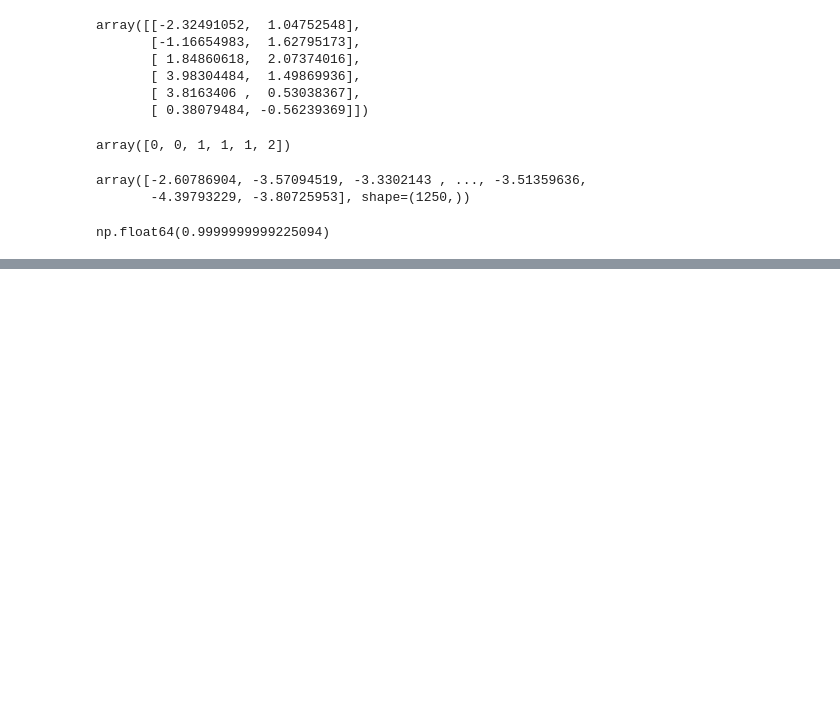
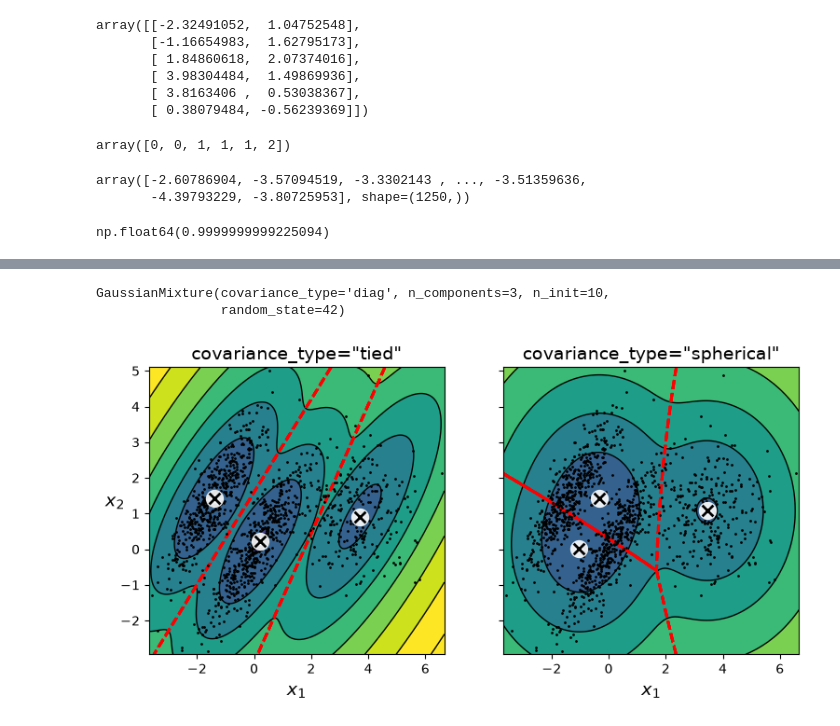
Before and after one commit to vladmurnik/dimensionality_reduction, a Jupyter notebook: UL.ipynb, the cells around one changed output, grey strips where cells are left out. Saved outputs shown, nothing was run; the diff lists cells and outputs as text; code cells hidden in the pictures; blank space fills up the shorter version.

```diff
--- a/UL.ipynb
+++ b/UL.ipynb
@@ -855,0 +858,30 @@ plt.show()
+# %%
+gm_full = GaussianMixture(n_components=3, n_init=10, covariance_type="full", random_state=42)
+gm_tied = GaussianMixture(n_components=3, n_init=10, covariance_type="tied", random_state=42)
+gm_spherical = GaussianMixture(n_components=3, n_init=10, covariance_type="spherical", random_state=42)
+gm_diag = GaussianMixture(n_components=3, n_init=10, covariance_type="diag", random_state=42)
+gm_full.fit(X)
+gm_tied.fit(X)
+gm_spherical.fit(X)
+gm_diag.fit(X)
+# %% [output]
+GaussianMixture(covariance_type='diag', n_components=3, n_init=10,
+                random_state=42)
+# %%
+def compare_gaussian_mixtures(gm1, gm2, X):
+    plt.figure(figsize=(9, 4))
+
+    plt.subplot(121)
+    plot_gaussian_mixture(gm1, X)
+    plt.title('covariance_type="{}"'.format(gm1.covariance_type), fontsize=14)
+
+    plt.subplot(122)
+    plot_gaussian_mixture(gm2, X, show_ylabels=False)
+    plt.title('covariance_type="{}"'.format(gm2.covariance_type), fontsize=14)
+# %%
+compare_gaussian_mixtures(gm_tied, gm_spherical, X)
+
+plt.savefig("img/covariance_type_plot")
+plt.show()
+# %% [output]
+[figure, added]
```
Also changed, not shown: parts of 4 cells of this notebook, 2 other files.
